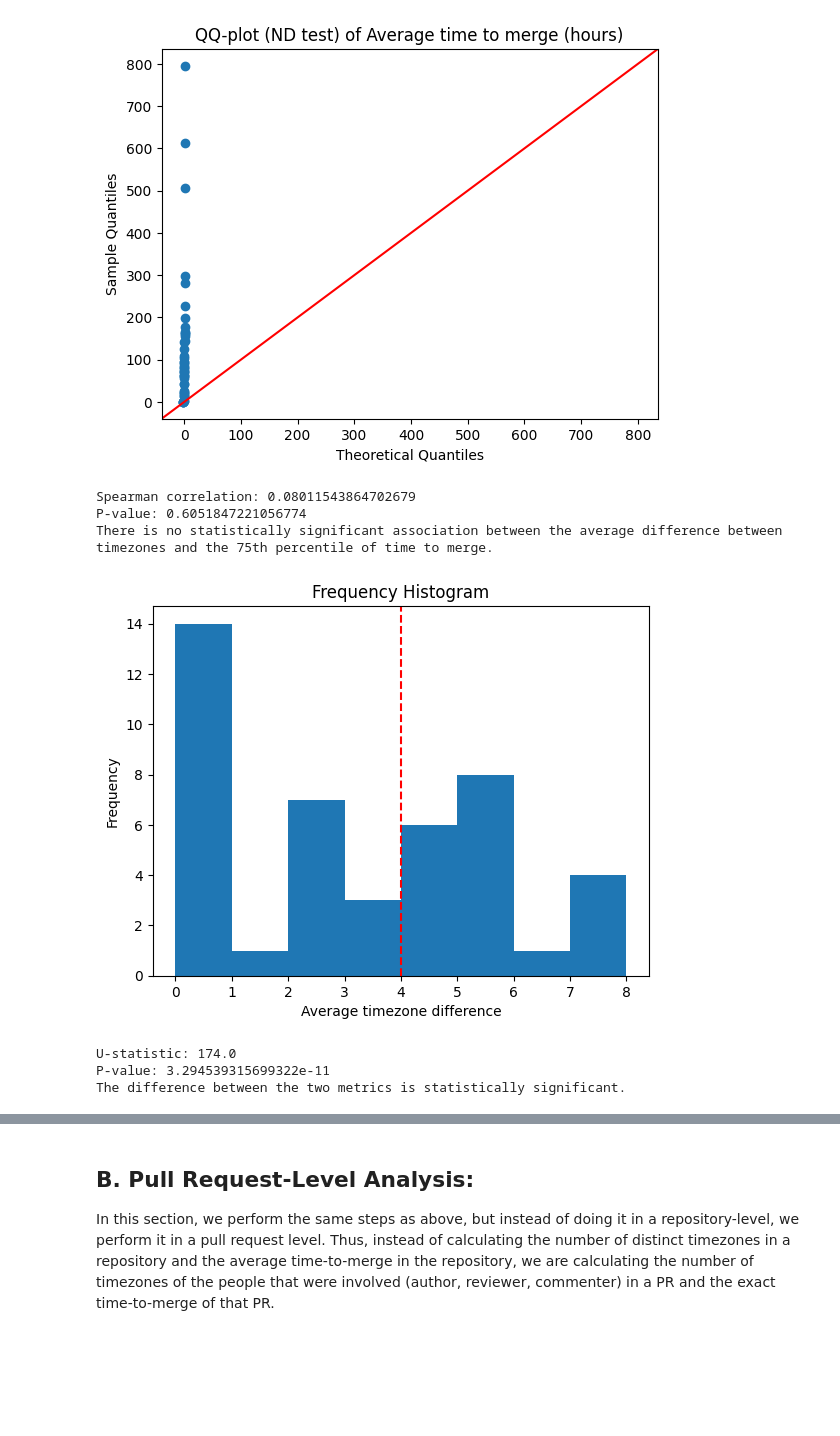
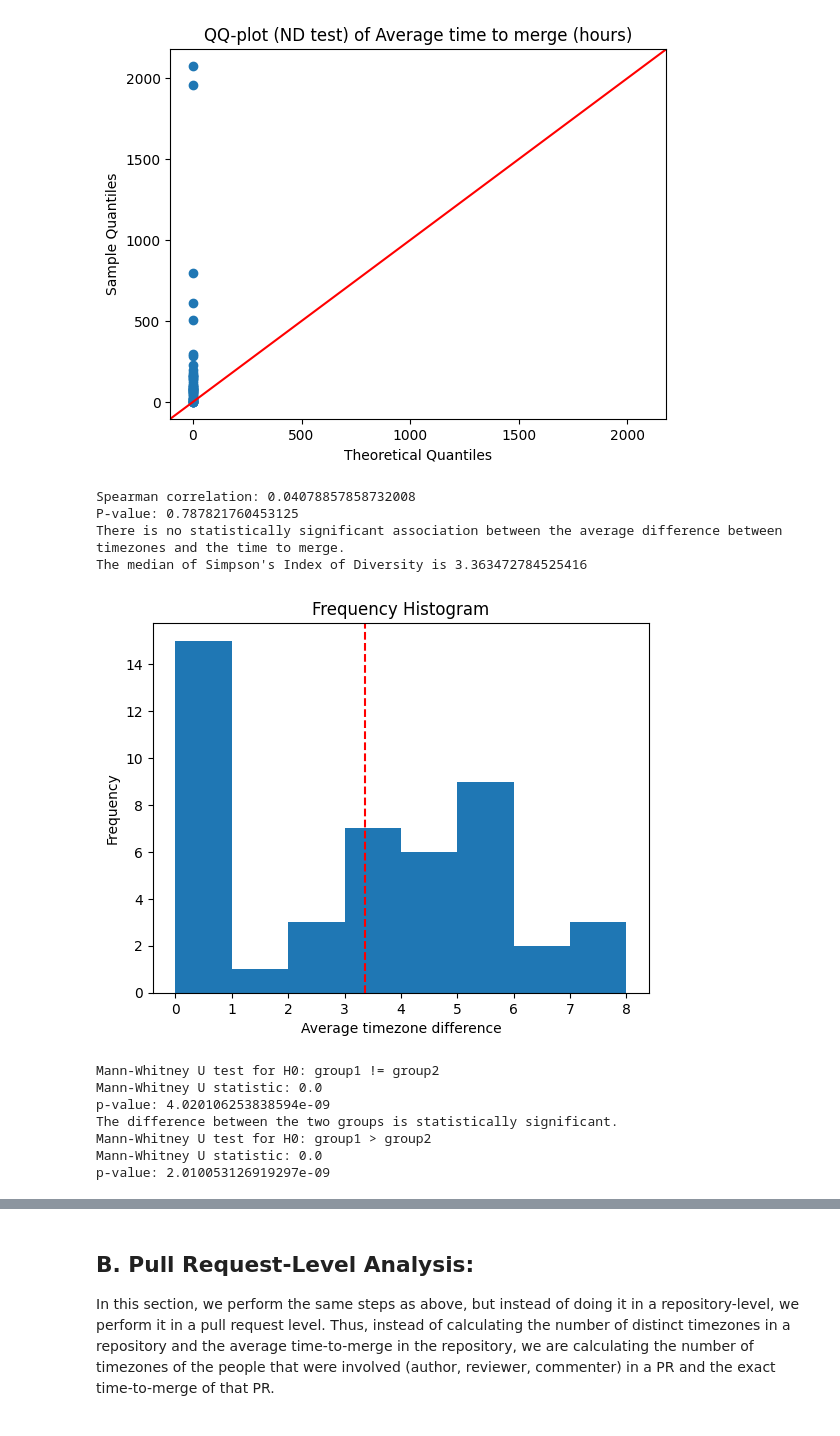
Before and after one commit to ShrushtiK/SoftwareAnalytics, a Jupyter notebook: RQ2_analysis.ipynb, the cells around one changed output, grey strips where cells are left out. Saved outputs shown, nothing was run; the diff lists cells and outputs as text; code cells hidden in the pictures; blank space fills up the shorter version.

```diff
--- a/RQ2_analysis.ipynb
+++ b/RQ2_analysis.ipynb
@@ -62,7 +65,7 @@ def tz_diff(city1, city2, on=None):
     return diff
 
 # Opening JSON file
-f = open('data_rq1/RQ1_2_Locations_PR.json')
+f = open('data_rqs/RQ1_2_Locations_PR.json')
 data = json.load(f)
 # x values is the indpendent (timezone difference), y are the dependent (time to merge)
 x_values=[]
@@ -99,7 +102,6 @@ create_dot_plot(x_values, y_values, x_label, y_label)
 # Closing file
 f.close()
 
-
 # CHECK IF THE DEPENDENT VARIABLE IS NORMALLY DISTRIBUTED
 # SHAPIRO-WILK TEST
 from scipy.stats import norm
@@ -135,13 +137,23 @@ def get_Spearman (a, b):
 
     # Interpret the results
     if p_value < 0.05:
-        print("There is a statistically significant association between the average difference between timezones and the 75th percentile of time to merge.")
+        print("There is a statistically significant association between the average difference between timezones and the time to merge.")
     else:
-        print("There is no statistically significant association between the average difference between timezones and the 75th percentile of time to merge.")
+        print("There is no statistically significant association between the average difference between timezones and the time to merge.")
 get_Spearman(x_values, y_values)
 
+# MANN-WHITNEY U TEST:
+import statistics
+from scipy.stats import mannwhitneyu
+median_x_values = statistics.median(x_values)
+print(f'The median of Simpson\'s Index of Diversity is {median_x_values}')
+group1, group2=[],[]
+for i in x_values:
+    if i < median_x_values:
+        group1.append(i)
+    else:
+        group2.append(i)
 
-# MANN-WITNEY U TEST:
 # histogram of differences to set a threshold
 import math
 bin_size=1
@@ -151,18 +163,26 @@ plt.gca().set(title='Frequency Histogram', xlabel= 'Average timezone difference'
 # vertical line for threshold (<= and > 4 hours)
 # Add a vertical line at a specific x-coordinate
 line_position = 4  # x-coordinate where the line should be placed
-plt.axvline(x=line_position, color='r', linestyle='--')
+plt.axvline(x=median_x_values, color='r', linestyle='--')
 plt.show()
 
-# MANN-WHITNEY U TEST:
-u_stat, p_value = stats.mannwhitneyu(x_values, y_values)
 
-print(f'U-statistic: {u_stat}')
-print(f'P-value: {p_value}')
+stat, p_value = mannwhitneyu(group1, group2, alternative='two-sided')
+
+print('Mann-Whitney U test for H0: group1 != group2')
+print(f"Mann-Whitney U statistic: {stat}")
+print(f"p-value: {p_value}")
 
 # Check if the result is statistically significant
 if p_value < 0.05:
-    print("The difference between the two metrics is statistically significant.")
+    print("The difference between the two groups is statistically significant.")
 else:
-    print("No significant difference between the two metrics.")
+    print("No significant difference between the two groups.")
+
+# Mann-Whitney U-test to see if group 1 > group 2
+stat, p_value = mannwhitneyu(group1, group2, alternative='less') # lower is the alternative hypothesis
+
+print('Mann-Whitney U test for H0: group1 > group2')
+print(f"Mann-Whitney U statistic: {stat}")
+print(f"p-value: {p_value}")
 # %% [output]
@@ -171,8 +191,13 @@ Average time to merge (hours) does not follow a normal distribution (p value = 2
-[figure, old version]
+[figure, new version]
-Spearman correlation: 0.08011543864702679
-P-value: 0.6051847221056774
-There is no statistically significant association between the average difference between timezones and the 75th percentile of time to merge.
+Spearman correlation: 0.04078857858732008
+P-value: 0.787821760453125
+There is no statistically significant association between the average difference between timezones and the time to merge.
+The median of Simpson's Index of Diversity is 3.363472784525416
-[figure, old version]
+[figure, new version]
-U-statistic: 174.0
-P-value: 3.294539315699322e-11
-The difference between the two metrics is statistically significant.
+Mann-Whitney U test for H0: group1 != group2
+Mann-Whitney U statistic: 0.0
+p-value: 4.020106253838594e-09
+The difference between the two groups is statistically significant.
+Mann-Whitney U test for H0: group1 > group2
+Mann-Whitney U statistic: 0.0
+p-value: 2.010053126919297e-09
```
Also changed, not shown: parts of 9 cells of this notebook, 2 other files.
